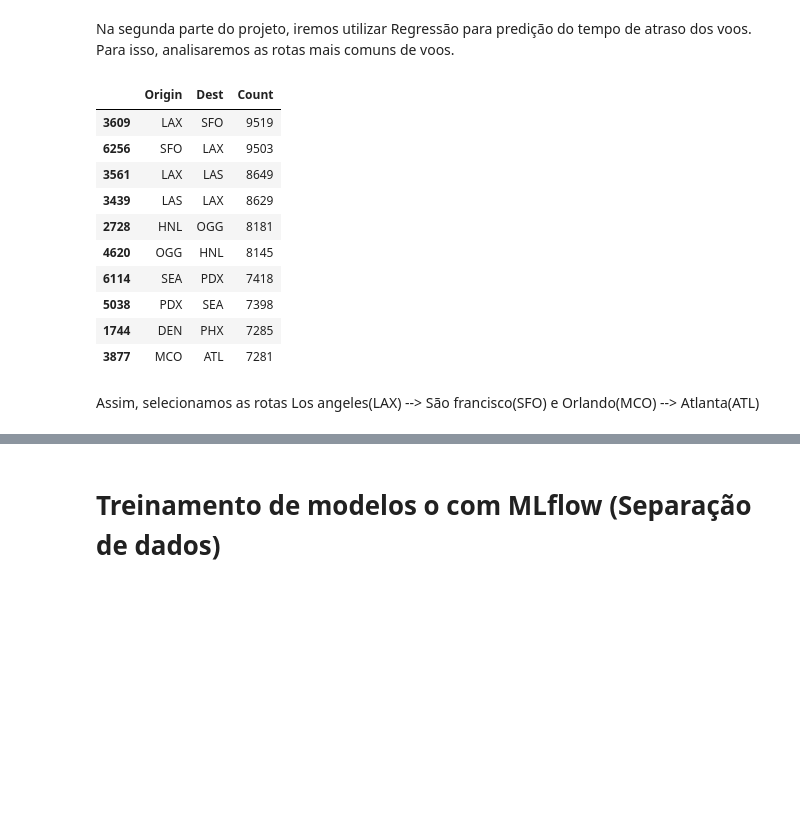
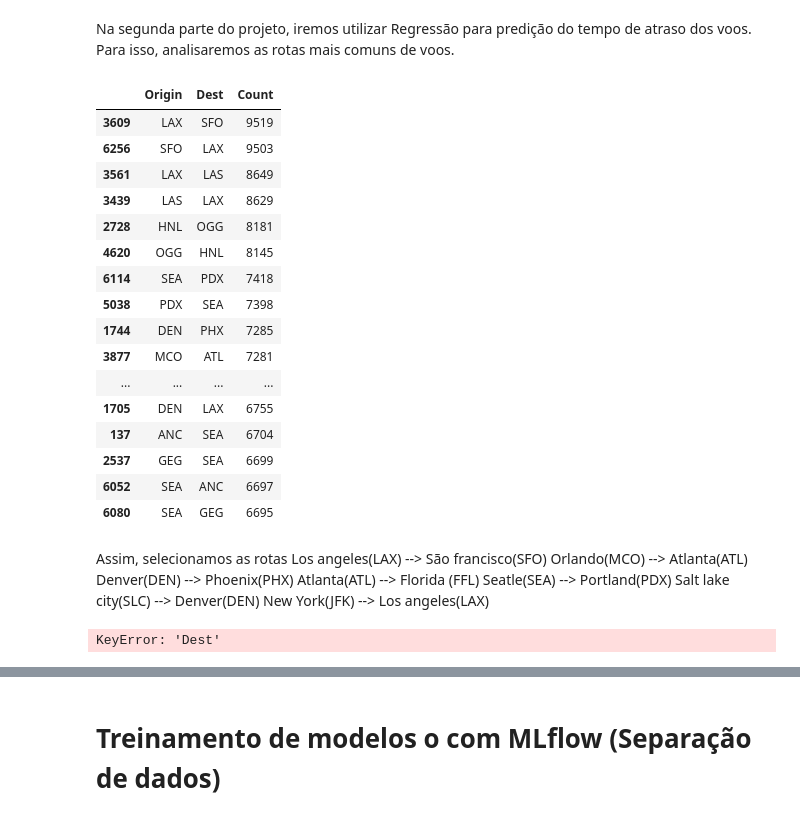
Before and after one commit to RodrigoBarbosaa/Flight_Delay_Prediction, a Jupyter notebook: voos.ipynb, the cells around one changed output, grey strips where cells are left out. Saved outputs shown, nothing was run; the diff lists cells and outputs as text; code cells hidden in the pictures; blank space fills up the shorter version.

```diff
--- a/voos.ipynb
+++ b/voos.ipynb
@@ -677,26 +677,46 @@ voos_por_origem_dest = df_voos_realizados.groupby(['Origin', 'Dest']).size().res
 
 voos_por_origem_dest = voos_por_origem_dest.sort_values(by='Count', ascending=False)
 # %%
-voos_por_origem_dest.head(10)
+voos_por_origem_dest.head(30)
 # %% [output]
 |  | Origin | Dest | Count |
 | 3609 | LAX | SFO | 9519 |
 | 6256 | SFO | LAX | 9503 |
 | 3561 | LAX | LAS | 8649 |
 | 3439 | LAS | LAX | 8629 |
 | 2728 | HNL | OGG | 8181 |
 | 4620 | OGG | HNL | 8145 |
 | 6114 | SEA | PDX | 7418 |
 | 5038 | PDX | SEA | 7398 |
 | 1744 | DEN | PHX | 7285 |
 | 3877 | MCO | ATL | 7281 |
+| ... | ... | ... | ... |
+| 1705 | DEN | LAX | 6755 |
+| 137 | ANC | SEA | 6704 |
+| 2537 | GEG | SEA | 6699 |
+| 6052 | SEA | ANC | 6697 |
+| 6080 | SEA | GEG | 6695 |
 # %% [markdown]
-Assim, selecionamos as rotas Los angeles(LAX) --> São francisco(SFO) e Orlando(MCO) --> Atlanta(ATL)
+Assim, selecionamos as rotas
+Los angeles(LAX) --> São francisco(SFO)
+Orlando(MCO) --> Atlanta(ATL)
+Denver(DEN) --> Phoenix(PHX)
+Atlanta(ATL) --> Florida (FFL)
+Seatle(SEA) --> Portland(PDX)
+Salt lake city(SLC) --> Denver(DEN)
+New York(JFK) --> Los angeles(LAX)
 # %%
 df_selected_routes = df_voos_realizados[
     ((df_voos_realizados['Origin'] == 'LAX') & (df_voos_realizados['Dest'] == 'SFO')) |
-    ((df_voos_realizados['Origin'] == 'MCO') & (df_voos_realizados['Dest'] == 'ATL'))
+    ((df_voos_realizados['Origin'] == 'MCO') & (df_voos_realizados['Dest'] == 'ATL')) |
+    ((df_voos_realizados['Origin'] == 'DEN') & (df_voos_realizados['Dest'] == 'PHX')) |
+    ((df_voos_realizados['Origin'] == 'ATL') & (df_voos_realizados['Dest'] == 'FLL')) |
+    ((df_voos_realizados['Origin'] == 'SEA') & (df_voos_realizados['Dest'] == 'PDX')) |
+    ((df_voos_realizados['Origin'] == 'JFK') & (df_voos_realizados['Dest'] == 'LAX')) |
+    ((df_voos_realizados['Origin'] == 'SLC') & (df_voos_realizados['Dest'] == 'DEN'))
 ]
+# %% [output]
+KeyError: 'Dest'
 # %%
 df_selected_routes.head(5)
 # %% [output]
```
Also changed, not shown: parts of 23 cells of this notebook.
